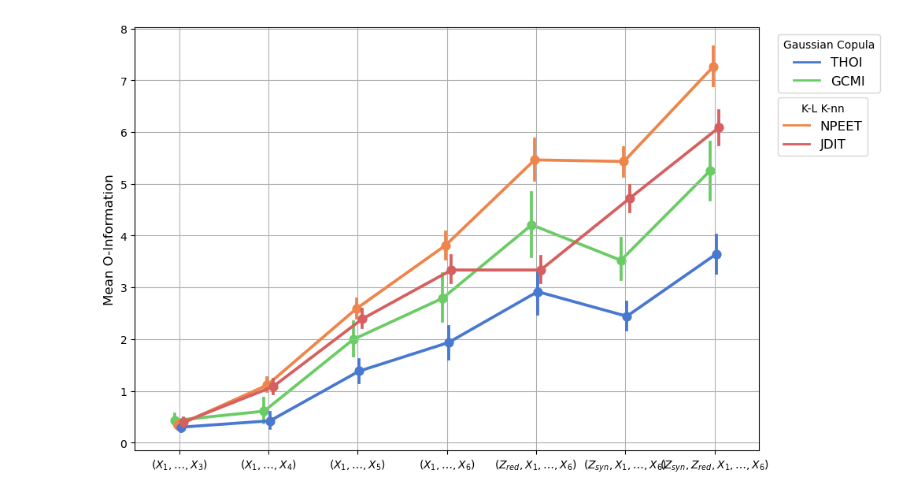
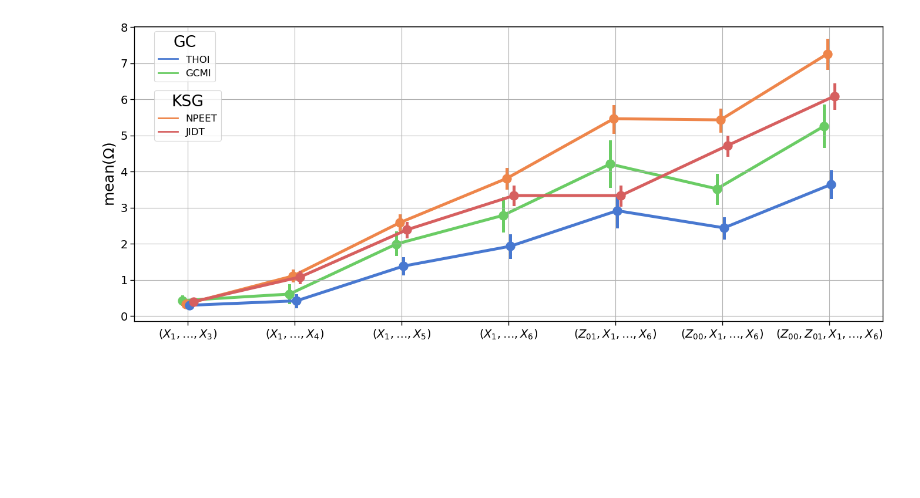
Before and after one commit to Laouen/Oinformation, a Jupyter notebook: analysis/o_information_qualitative.ipynb, the cells around one changed output. Cells and saved outputs as stored; diff of their text form; code cells hidden in the pictures; blank space fills up the shorter version.

```diff
--- a/analysis/o_information_qualitative.ipynb
+++ b/analysis/o_information_qualitative.ipynb
@@ -235,4 +302,15 @@ plot_o_info_linear(df[df['n-plet'].isin(nplets)],'flat_allvars', axes=axes.flatt
 # %%
+rcParams = {
+    'xtick.labelsize': 12,
+    'axes.titlesize': 28,
+    'axes.labelsize': 18,
+    'xtick.labelsize': 14,
+    'ytick.labelsize': 14,
+    'legend.fontsize': 12,
+    'lines.linewidth': 2
+}
+sns.set_context("paper", font_scale=2, rc=rcParams)
+
 nplet_order = [
     'X1-X2-X3',
     'X1-X2-X3-X4',
@@ -242,49 +320,39 @@ nplet_order = [
     'Z00-X1-X2-X3-X4-X5-X6',
     'Z00-Z01-X1-X2-X3-X4-X5-X6'
 ]
-nplet_labels = [
-    r'$(X_1,\ldots,X_3)$',
-    r'$(X_1,\ldots,X_4)$',
-    r'$(X_1,\ldots,X_5)$',
-    r'$(X_1,\ldots,X_6)$',
-    r'$(Z_{red},X_1,\ldots,X_6)$',
-    r'$(Z_{syn},X_1,\ldots,X_6)$',
-    r'$(Z_{syn},Z_{red},X_1,\ldots,X_6)$'
-]
 
-plt.figure(figsize=(10, 6))
+plt.figure(figsize=(14, 6))
 sns.pointplot(
     data=df, x='n-plet', y='O-information', hue='method',
     palette=method_colors, order=nplet_order,
     dodge=True, join=True, markers='o'
 )
 
 # Customize the plot
-# [format_nplet_name(nplet) for nplet in nplet_order]
-plt.xticks([0,1,2,3,4,5,6], nplet_labels , fontsize=10)
+plt.xticks([0,1,2,3,4,5,6], [nplet_labels[nplet] for nplet in nplet_order])
 plt.xlabel('')
 
-plt.ylabel('Mean O-Information', fontsize=12)
+plt.ylabel(r'mean($\Omega$)')
 plt.title('')
 
 legend_elements_gaussian = [
     Line2D([0], [0], color=method_colors['THOI'], lw=2, label='THOI'),
     Line2D([0], [0], color=method_colors['GCMI'], lw=2, label='GCMI')
 ]
 legend_elements_kl = [
     Line2D([0], [0], color=method_colors['NPEET'], lw=2, label='NPEET'),
-    Line2D([0], [0], color=method_colors['JDIT'], lw=2, label='JDIT')
+    Line2D([0], [0], color=method_colors['JIDT'], lw=2, label='JIDT')
 ]
 
-l1 = plt.legend(handles=legend_elements_gaussian, title='Gaussian Copula', loc='upper left', fontsize=12, bbox_to_anchor=(1.02, 1))
+l1 = plt.legend(handles=legend_elements_gaussian, title='GC', loc='upper left', bbox_to_anchor=(0.02, 1))
 plt.gca().add_artist(l1)
-plt.legend(handles=legend_elements_kl, title='K-L K-nn', loc='upper left', fontsize=12, bbox_to_anchor=(1.02, 0.85))
+plt.legend(handles=legend_elements_kl, title='KSG', loc='upper left', bbox_to_anchor=(0.02, 0.8))
 
 plt.grid(True)
 
 # Show the plot
 plt.tight_layout()
-plt.savefig('./figures/o_info/system-flat_mean_per_nplet_and_method.svg', format='svg')
+plt.savefig('./figures/o_info/system-flat_mean_per_nplet_and_method.pdf', format='pdf')
 plt.show()
 # %% [output]
-[figure, old version]
+[figure, new version]
```
Also changed, not shown: parts of 10 cells of this notebook, 46 other files.
